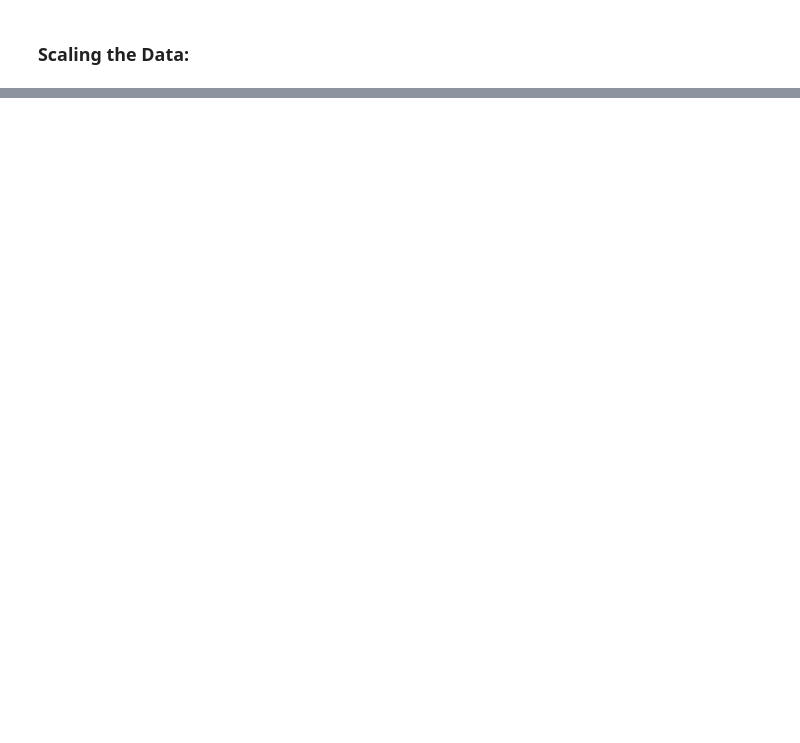
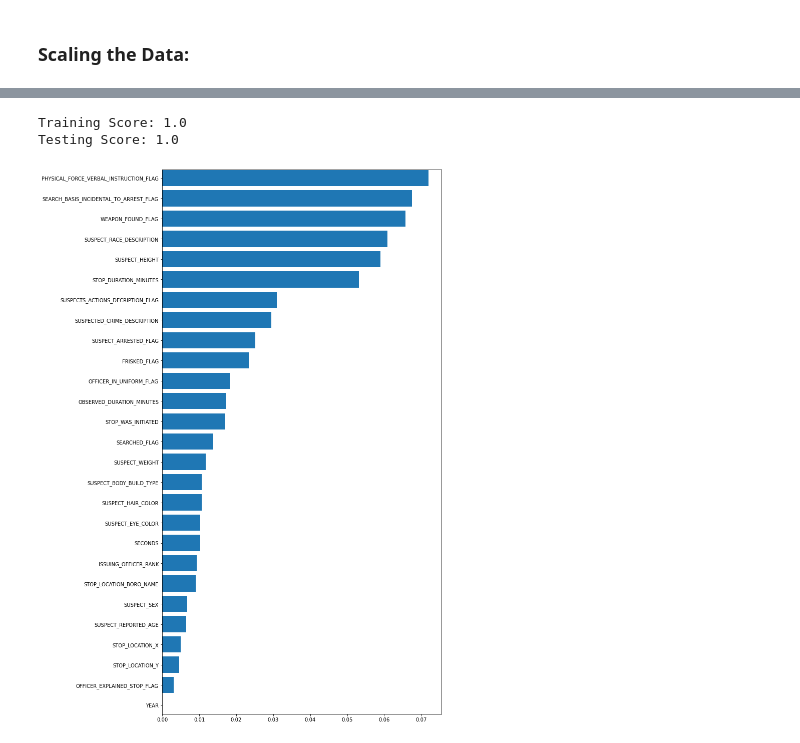
Before and after one commit to uzmabb182/data-detection-using-machine-learning, a Jupyter notebook: machine_learning_final_project/static/data_processing/sfq_summon_prediction.ipynb, the cells around one changed output, grey strips where cells are left out. Saved outputs shown, nothing was run; the diff lists cells and outputs as text; code cells hidden in the pictures; blank space fills up the shorter version.

```diff
--- a/machine_learning_final_project/static/data_processing/sfq_summon_prediction.ipynb
+++ b/machine_learning_final_project/static/data_processing/sfq_summon_prediction.ipynb
@@ -860,0 +1578,8 @@ merge_df.to_csv("flask_merged_df.csv", encoding="utf-8", index=False)
+# %%
+# label encoding max categories columns
+X_merge['SUSPECTED_CRIME_DESCRIPTION'] = LabelEncoder().fit_transform(X_merge['SUSPECTED_CRIME_DESCRIPTION'])
+X_merge['SUSPECTED_CRIME_DESCRIPTION']
+
+# label encoding max categories columns
+X_sqf_2020['SUSPECTED_CRIME_DESCRIPTION'] = LabelEncoder().fit_transform(X_sqf_2020['SUSPECTED_CRIME_DESCRIPTION'])
+X_sqf_2020['SUSPECTED_CRIME_DESCRIPTION']
@@ -860,0 +1599,8 @@ merge_df.to_csv("flask_merged_df.csv", encoding="utf-8", index=False)
+# %%
+# label encoding max categories columns
+X_merge['SUSPECT_SEX'] = LabelEncoder().fit_transform(X_merge['SUSPECT_SEX'])
+X_merge['SUSPECT_SEX']
+
+# label encoding max categories columns
+X_sqf_2020['SUSPECT_SEX'] = LabelEncoder().fit_transform(X_sqf_2020['SUSPECT_SEX'])
+X_sqf_2020['SUSPECT_SEX']
@@ -861,9 +1652,8 @@ merge_df.to_csv("flask_merged_df.csv", encoding="utf-8", index=False)
 # %%
 # Converting to numnerical values for training data
-X_dummies = pd.get_dummies(X_merge)
-y_dummies = pd.get_dummies(y)
-X_train = X_dummies
-y_train = y_dummies
-print (X_train.columns)
-print (y_train.columns)
+X_train = pd.get_dummies(X_merge)
+y_train = pd.get_dummies(y)
+
+print (len(X_train.columns))
+# print (y_train.columns)
 # %% [output]
@@ -925,0 +1732,7 @@ MemoryError: Unable to allocate 18.6 GiB for an array with shape (69070, 36096)
+# %%
+clf = RandomForestClassifier(random_state=1, n_estimators=500).fit(X_train_scaled, y_train)
+print(f'Training Score: {clf.score(X_train_scaled, y_train)}')
+print(f'Testing Score: {clf.score(X_test_scaled, y_test)}')
+# %% [output]
+Training Score: 1.0
+Testing Score: 1.0
@@ -925,0 +1741,15 @@ MemoryError: Unable to allocate 18.6 GiB for an array with shape (69070, 36096)
+# %%
+features = sorted(zip(X_merge.columns, clf.feature_importances_), key = lambda x: x[1])
+cols = [f[0] for f in features]
+width = [f[1] for f in features]
+
+fig, ax = plt.subplots()
+
+fig.set_size_inches(10,20)
+plt.margins(y=0.001)
+
+ax.barh(y=cols, width=width)
+
+plt.show()
+# %% [output]
+[figure, added]
```
Also changed, not shown: parts of 80 cells of this notebook, 31 other files.
